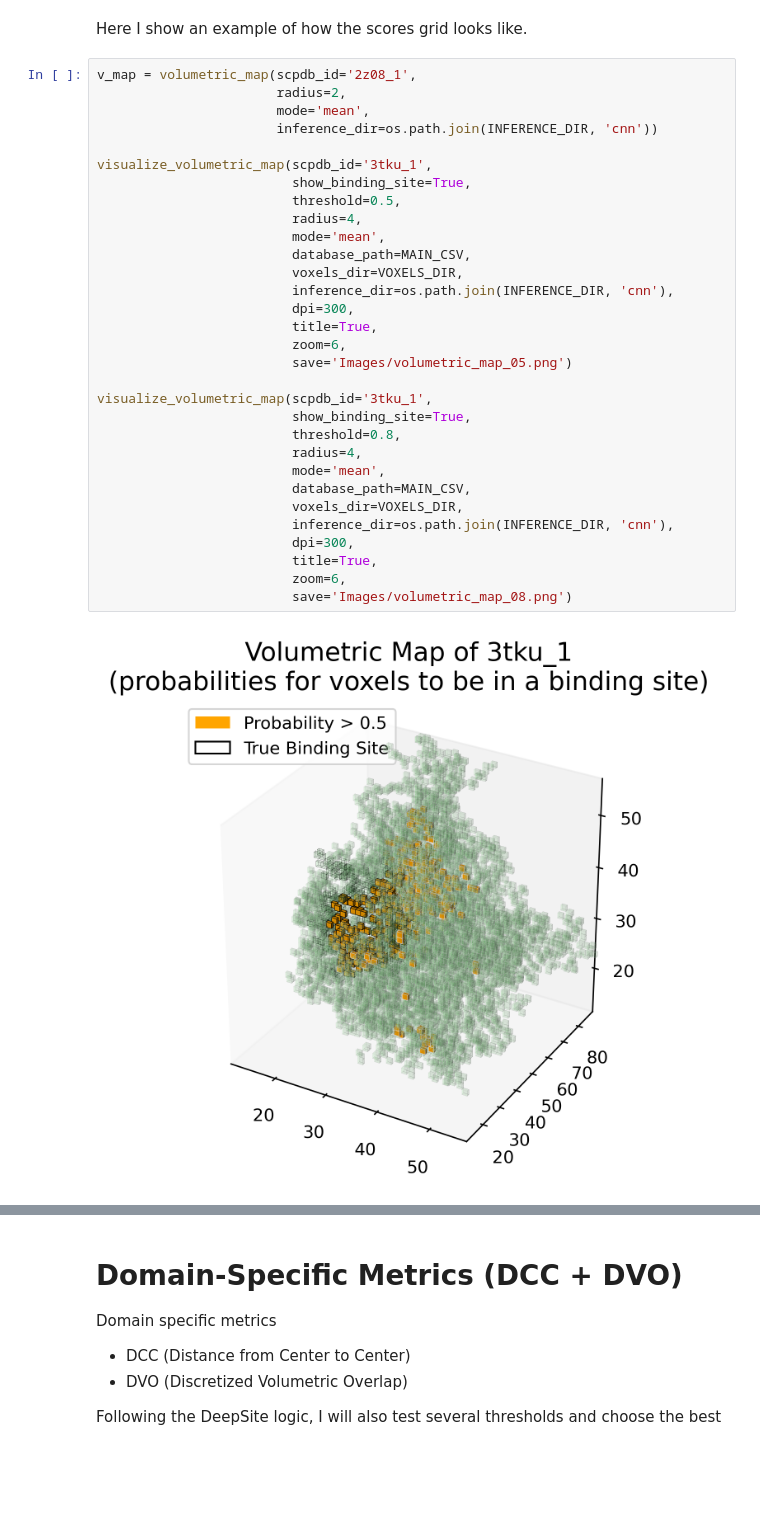
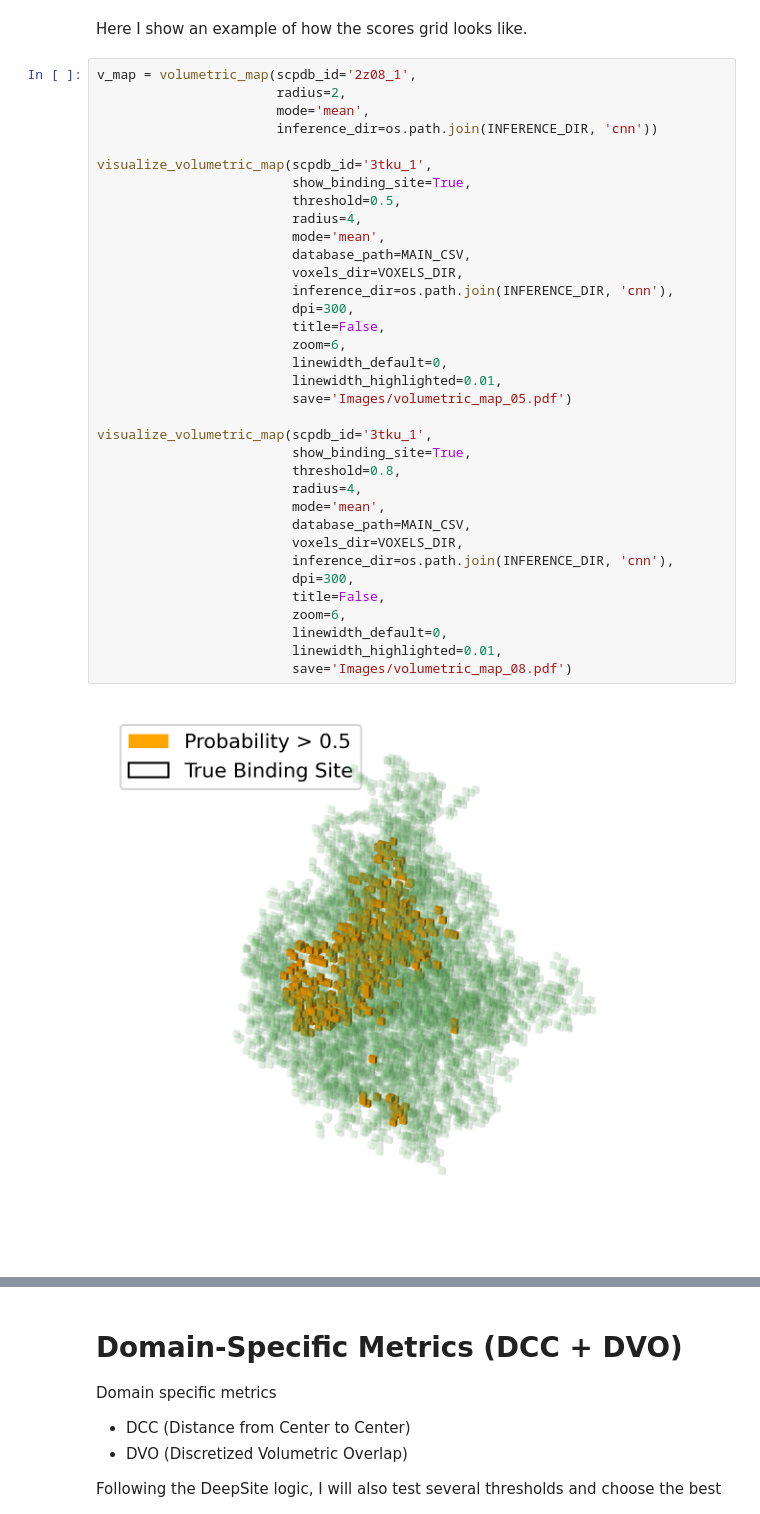
Before and after one commit to AskarAbdullaev/Binding_Sites, a Jupyter notebook: inference.ipynb, the cells around one changed output, grey strips where cells are left out. Saved outputs shown, nothing was run; the diff lists cells and outputs as text; blank space fills up the shorter version.

```diff
--- a/inference.ipynb
+++ b/inference.ipynb
@@ -272,33 +288,37 @@ Here I show an example of how the scores grid looks like.
 # %%
 v_map = volumetric_map(scpdb_id='2z08_1',
                        radius=2,
                        mode='mean',
                        inference_dir=os.path.join(INFERENCE_DIR, 'cnn'))
 
 visualize_volumetric_map(scpdb_id='3tku_1',
                          show_binding_site=True,
                          threshold=0.5,
                          radius=4,
                          mode='mean',
                          database_path=MAIN_CSV,
                          voxels_dir=VOXELS_DIR,
                          inference_dir=os.path.join(INFERENCE_DIR, 'cnn'),
                          dpi=300,
-                         title=True,
+                         title=False,
                          zoom=6,
-                         save='Images/volumetric_map_05.png')
+                         linewidth_default=0,
+                         linewidth_highlighted=0.01,
+                         save='Images/volumetric_map_05.pdf')
 
 visualize_volumetric_map(scpdb_id='3tku_1',
                          show_binding_site=True,
                          threshold=0.8,
                          radius=4,
                          mode='mean',
                          database_path=MAIN_CSV,
                          voxels_dir=VOXELS_DIR,
                          inference_dir=os.path.join(INFERENCE_DIR, 'cnn'),
                          dpi=300,
-                         title=True,
+                         title=False,
                          zoom=6,
-                         save='Images/volumetric_map_08.png')
+                         linewidth_default=0,
+                         linewidth_highlighted=0.01,
+                         save='Images/volumetric_map_08.pdf')
 # %% [output]
-[figure, old version]
+[figure, new version]
```
Also changed, not shown: parts of 5 cells of this notebook, 5 other files.
